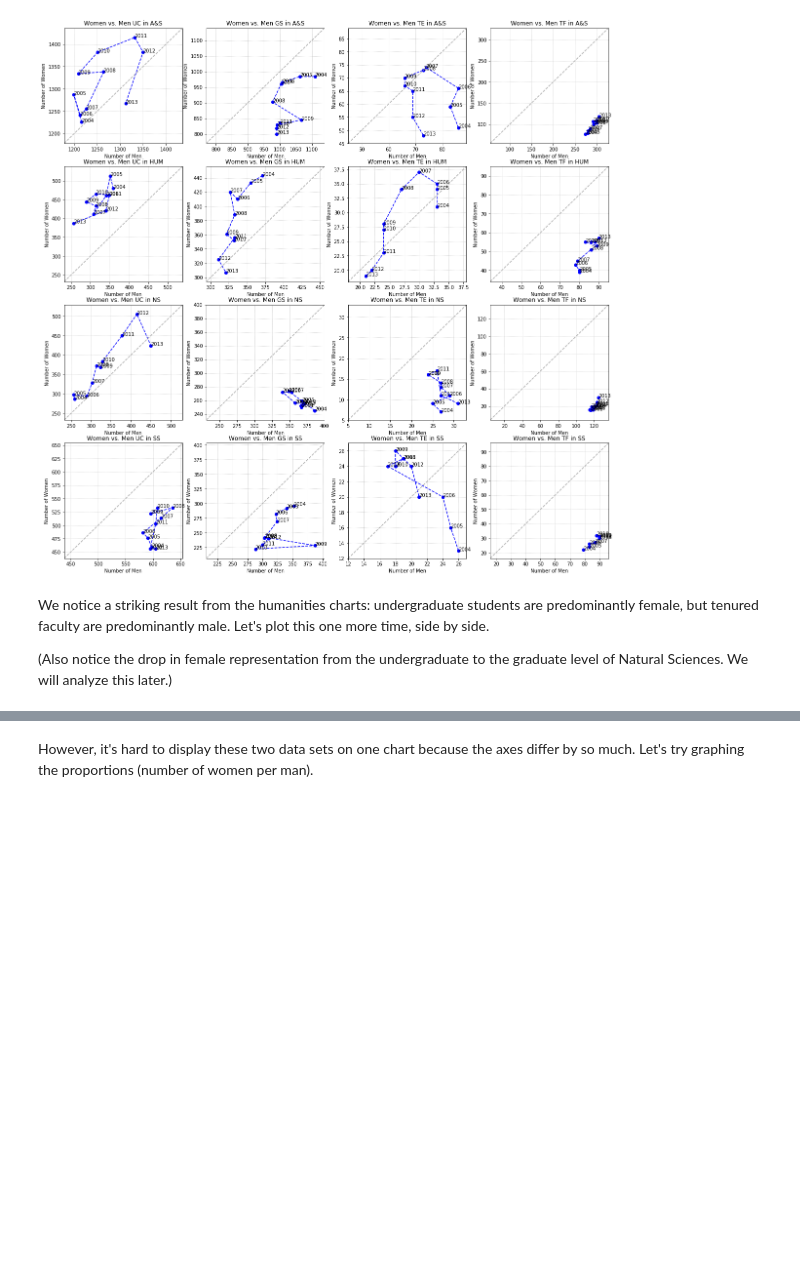
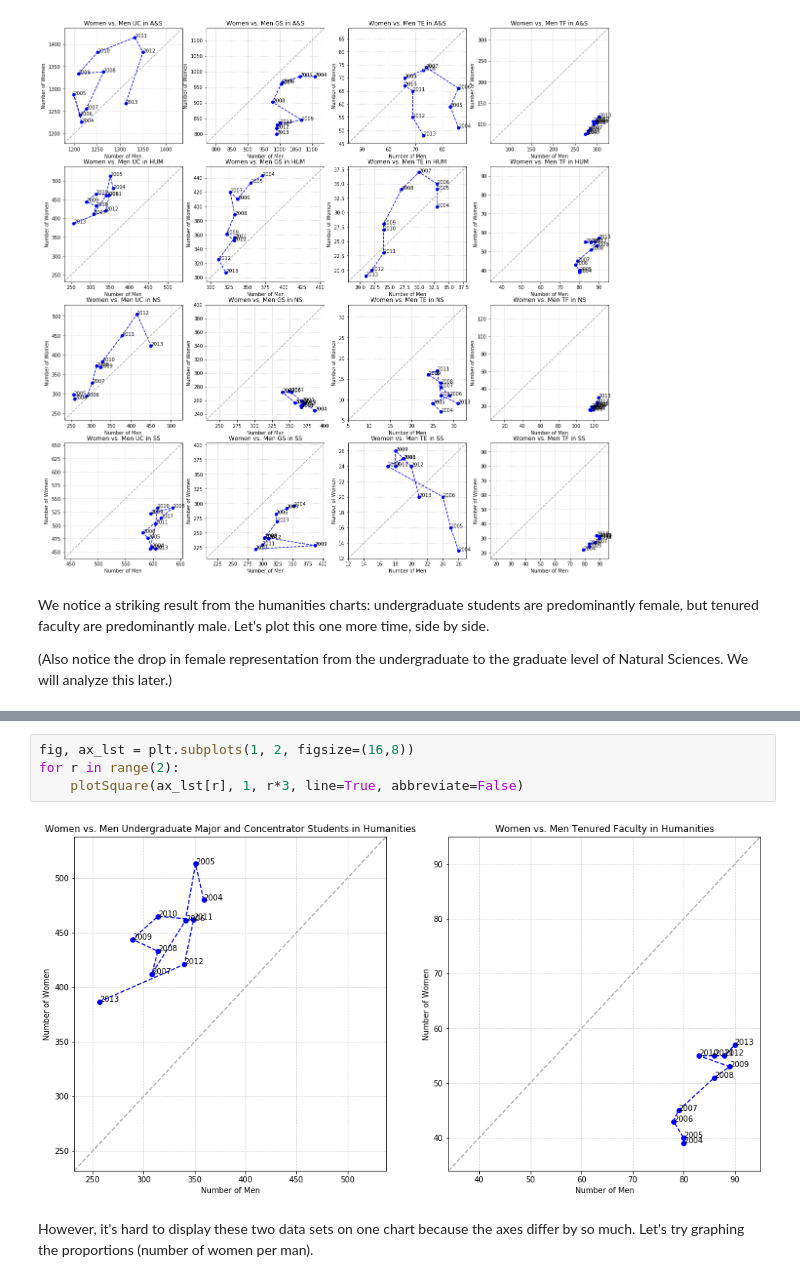
Before and after one commit to jsonkao/CU-female-representation, a Jupyter notebook: notebooks/female-representation.ipynb, the cells around one changed output, grey strips where cells are left out. Cells and saved outputs as stored; diff of their text form; blank space fills up the shorter version.

```diff
--- a/notebooks/female-representation.ipynb
+++ b/notebooks/female-representation.ipynb
@@ -92,3 +131,9 @@ We notice a striking result from the humanities charts: undergraduate students a
+# %%
+fig, ax_lst = plt.subplots(1, 2, figsize=(16,8))
+for r in range(2):
+    plotSquare(ax_lst[r], 1, r*3, line=True, abbreviate=False)
+# %% [output]
+[figure, added]
 # %% [markdown]
 However, it's hard to display these two data sets on one chart because the axes differ by so much. Let's try graphing the proportions (number of women per man).
 # %%
```
Also changed, not shown: parts of 3 cells of this notebook.
